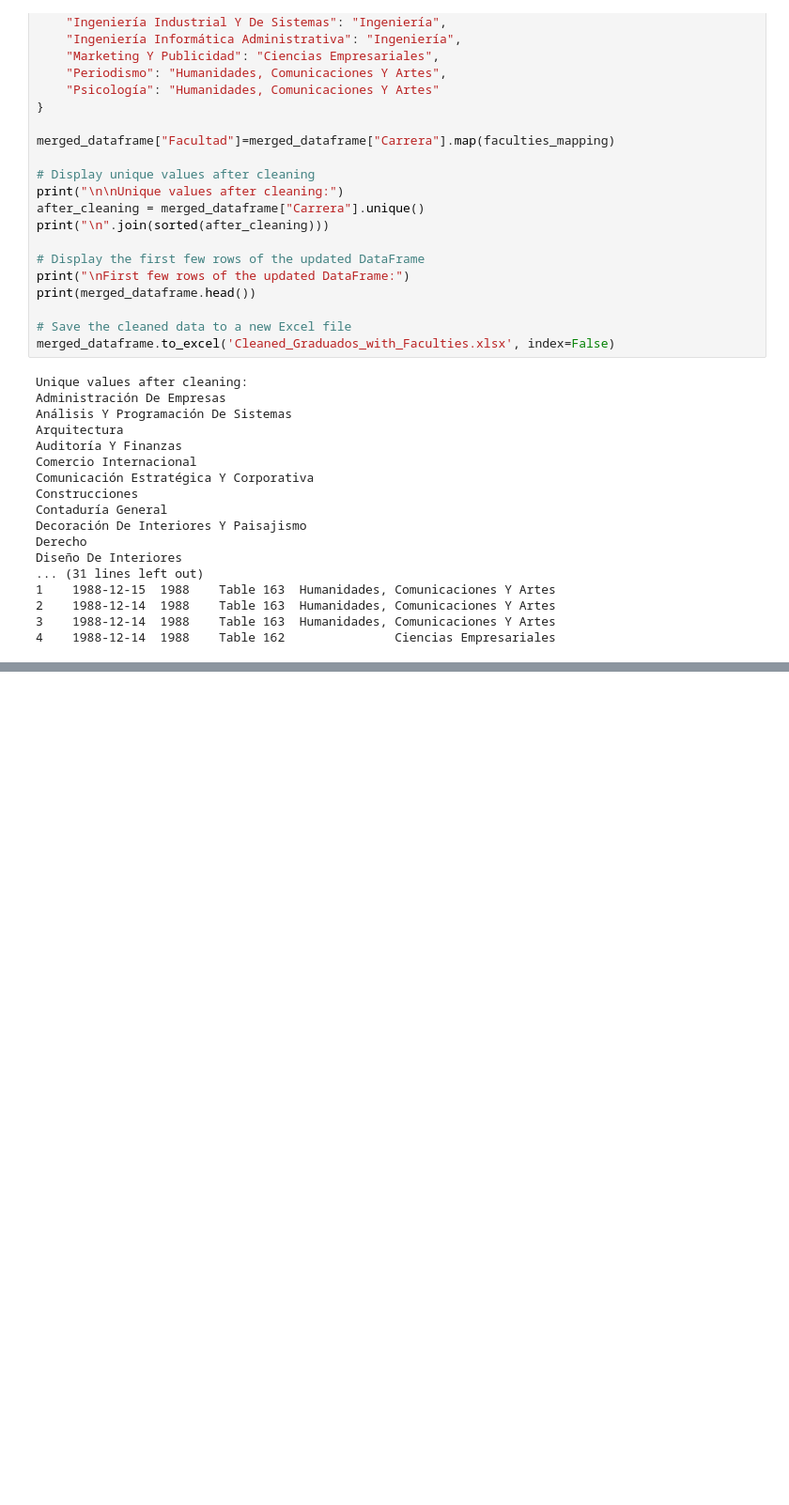
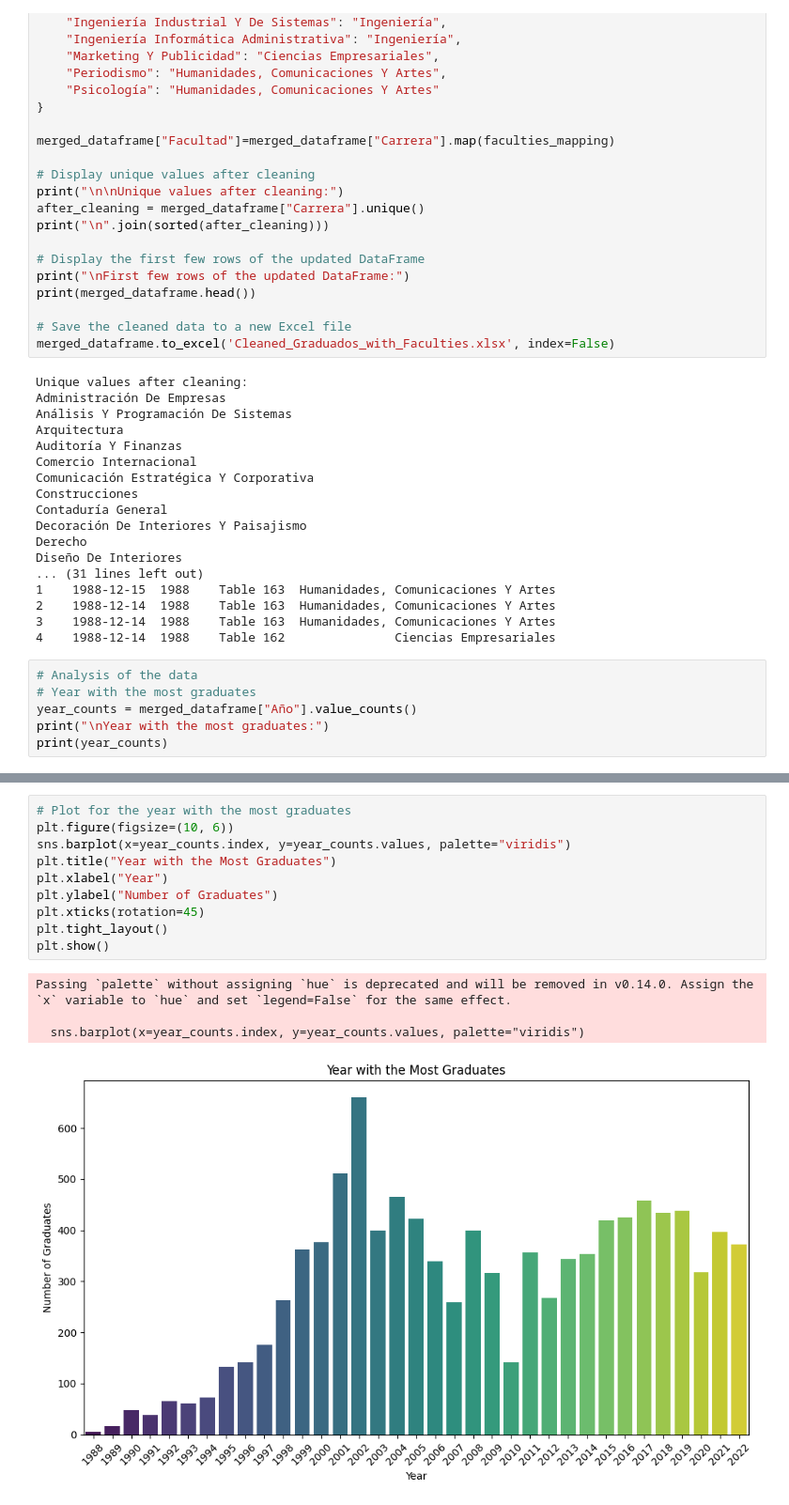
Before and after one commit to jassielof/si424_final, a Jupyter notebook: graduados.ipynb, the cells around one changed output, grey strips where cells are left out. Shown at 94% size. Cells and saved outputs as stored; diff of their text form; blank space fills up the shorter version.

```diff
--- a/graduados.ipynb
+++ b/graduados.ipynb
@@ -295,3 +307,9 @@ Diseño De Interiores
 2    1988-12-14  1988    Table 163  Humanidades, Comunicaciones Y Artes
 3    1988-12-14  1988    Table 163  Humanidades, Comunicaciones Y Artes
 4    1988-12-14  1988    Table 162               Ciencias Empresariales
+# %%
+# Analysis of the data
+# Year with the most graduates
+year_counts = merged_dataframe["Año"].value_counts()
+print("\nYear with the most graduates:")
+print(year_counts)
@@ -297,0 +334,15 @@ Diseño De Interiores
+# %%
+# Plot for the year with the most graduates
+plt.figure(figsize=(10, 6))
+sns.barplot(x=year_counts.index, y=year_counts.values, palette="viridis")
+plt.title("Year with the Most Graduates")
+plt.xlabel("Year")
+plt.ylabel("Number of Graduates")
+plt.xticks(rotation=45)
+plt.tight_layout()
+plt.show()
+# %% [output]
+Passing `palette` without assigning `hue` is deprecated and will be removed in v0.14.0. Assign the `x` variable to `hue` and set `legend=False` for the same effect.
+
+  sns.barplot(x=year_counts.index, y=year_counts.values, palette="viridis")
+[figure, added]
```
Also changed, not shown: parts of 18 cells of this notebook, 1 other file.
